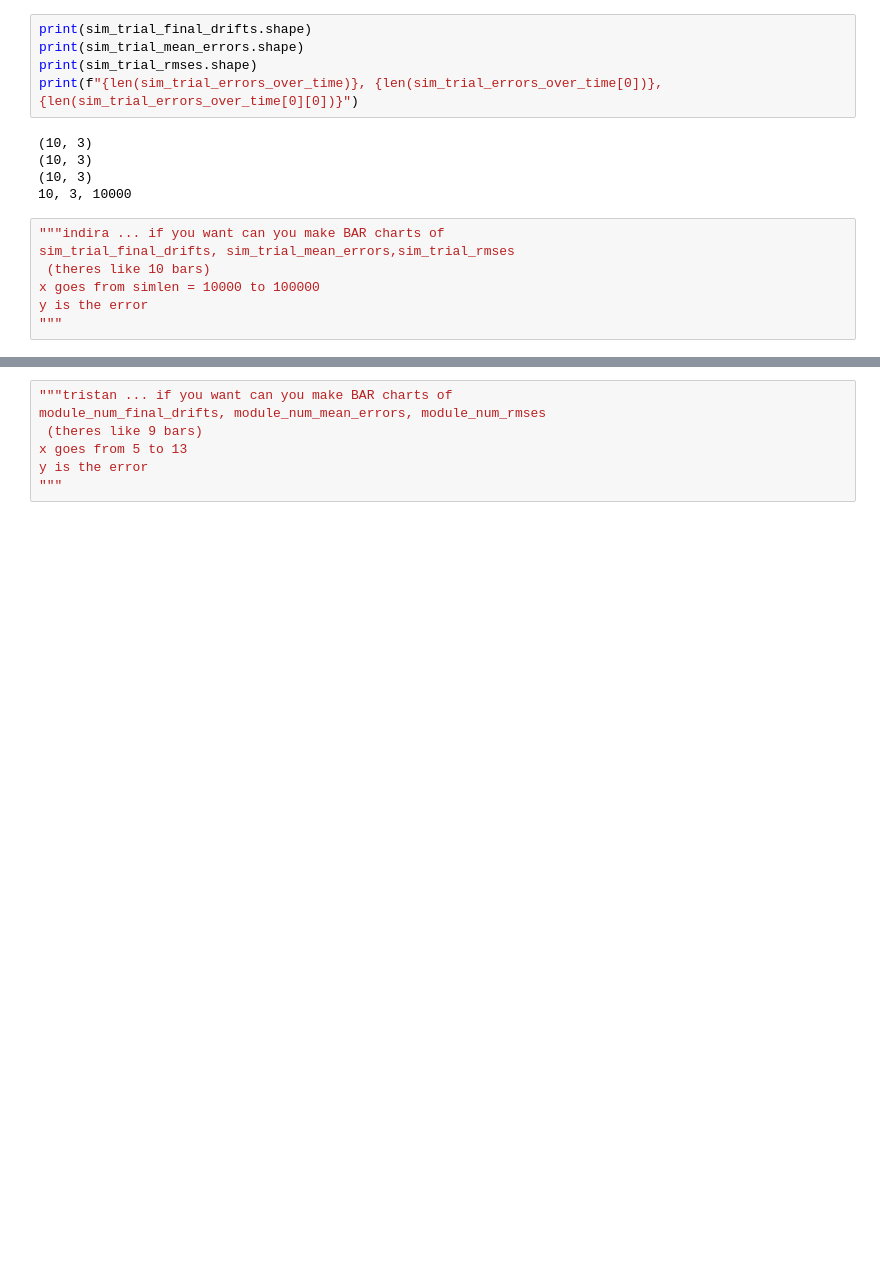
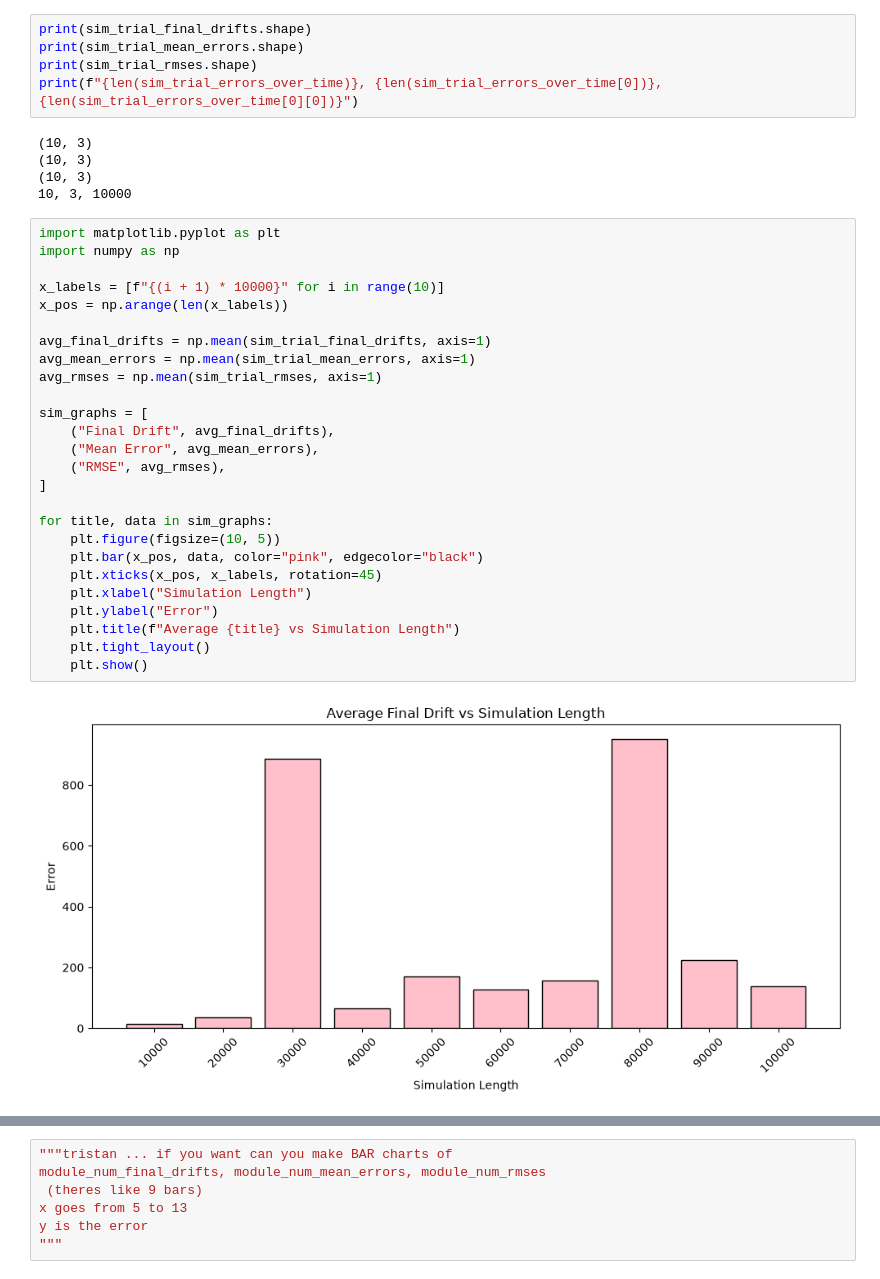
Before and after one commit to SoapingYou/a-bu-tism, a Jupyter notebook: Experimental_Trials_Aim_1.ipynb, the cells around one changed output, grey strips where cells are left out. Saved outputs shown, nothing was run; the diff lists cells and outputs as text; blank space fills up the shorter version.

Commit message:
add Indira's files

```diff
--- a/Experimental_Trials_Aim_1.ipynb
+++ b/Experimental_Trials_Aim_1.ipynb
@@ -124,9 +124,30 @@ print(f"{len(sim_trial_errors_over_time)}, {len(sim_trial_errors_over_time[0])},
 (10, 3)
 10, 3, 10000
 # %%
-"""indira ... if you want can you make BAR charts of
-sim_trial_final_drifts, sim_trial_mean_errors,sim_trial_rmses
- (theres like 10 bars)
-x goes from simlen = 10000 to 100000
-y is the error
-"""
+import matplotlib.pyplot as plt
+import numpy as np
+
+x_labels = [f"{(i + 1) * 10000}" for i in range(10)]
+x_pos = np.arange(len(x_labels))
+
+avg_final_drifts = np.mean(sim_trial_final_drifts, axis=1)
+avg_mean_errors = np.mean(sim_trial_mean_errors, axis=1)
+avg_rmses = np.mean(sim_trial_rmses, axis=1)
+
+sim_graphs = [
+    ("Final Drift", avg_final_drifts),
+    ("Mean Error", avg_mean_errors),
+    ("RMSE", avg_rmses),
+]
+
+for title, data in sim_graphs:
+    plt.figure(figsize=(10, 5))
+    plt.bar(x_pos, data, color="pink", edgecolor="black")
+    plt.xticks(x_pos, x_labels, rotation=45)
+    plt.xlabel("Simulation Length")
+    plt.ylabel("Error")
+    plt.title(f"Average {title} vs Simulation Length")
+    plt.tight_layout()
+    plt.show()
+# %% [output]
+[figure, added]
```
Also changed, not shown: parts of 7 cells of this notebook, 3 other files.
